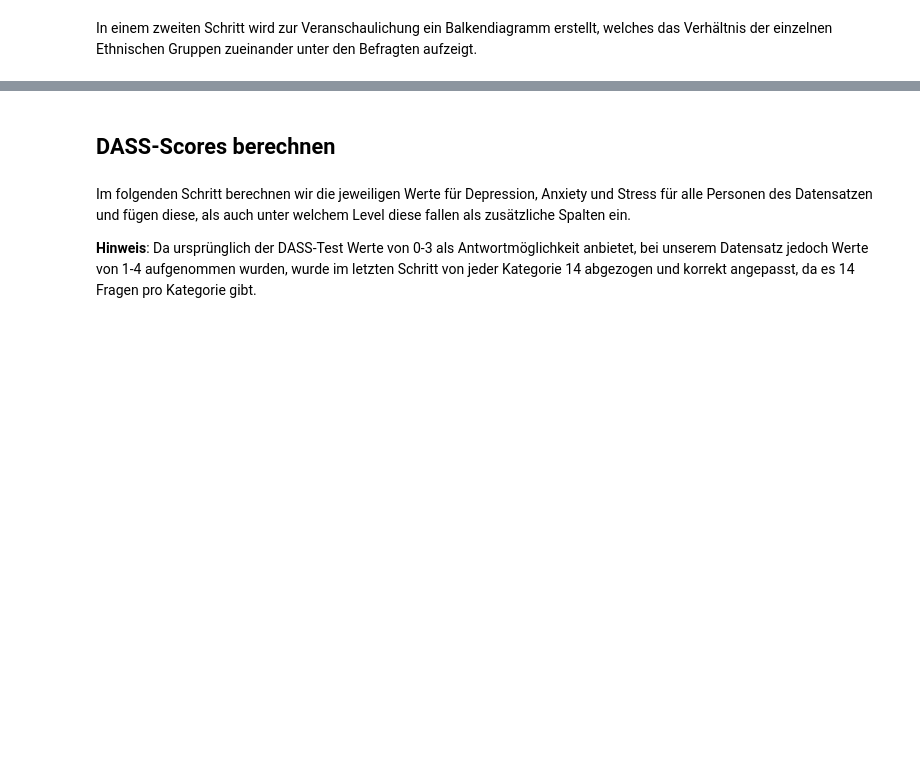
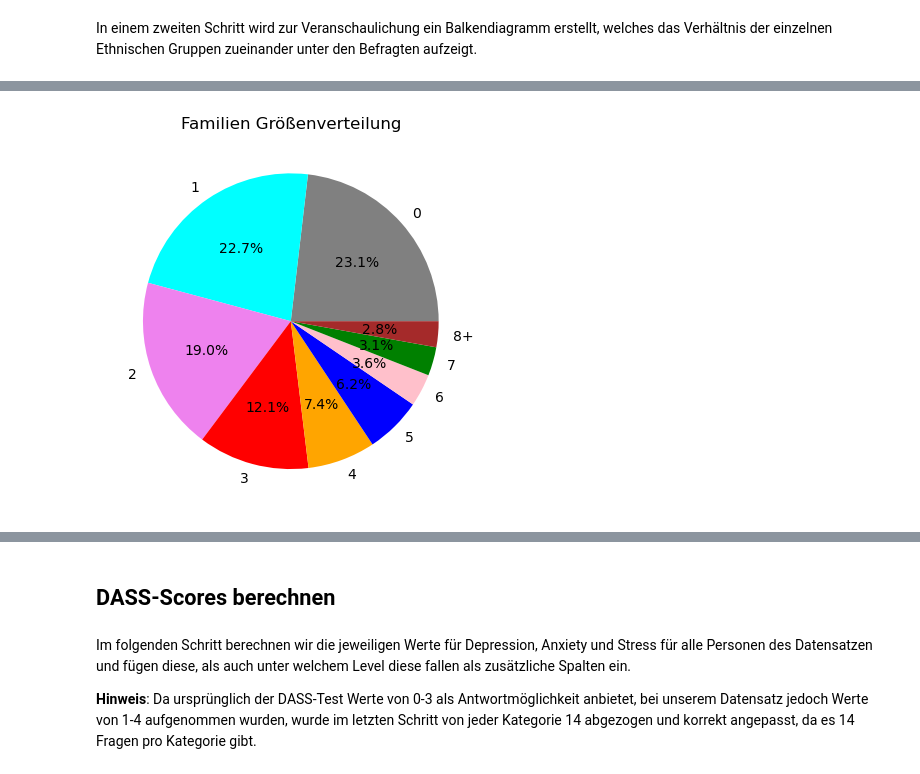
Before and after one commit to wi21b030/Mental-Health, a Jupyter notebook: Mental-Health.ipynb, the cells around one changed output, grey strips where cells are left out. Saved outputs shown, nothing was run; the diff lists cells and outputs as text; code cells hidden in the pictures; blank space fills up the shorter version.

```diff
--- a/Mental-Health.ipynb
+++ b/Mental-Health.ipynb
@@ -324,9 +430,9 @@ plt.show()
 # %%
 family_size = data['familysize'].dropna()
-
 family_size = family_size.apply(lambda x: '8+' if isinstance(x, int) and x >= 8 else str(x))
-
 labels = ['0', '1', '2', '3', '4', '5', '6', '7', '8+']
 plt.pie(family_size.value_counts(), labels=labels, autopct='%1.1f%%', colors=['grey', 'cyan', 'violet', 'red', 'orange', 'blue', 'pink', 'green', 'brown'])
-plt.title('Family Size Distribution')
+plt.title('Familien Größenverteilung')
 plt.show()
+# %% [output]
+[figure, added]
```
Also changed, not shown: parts of 66 cells of this notebook.
